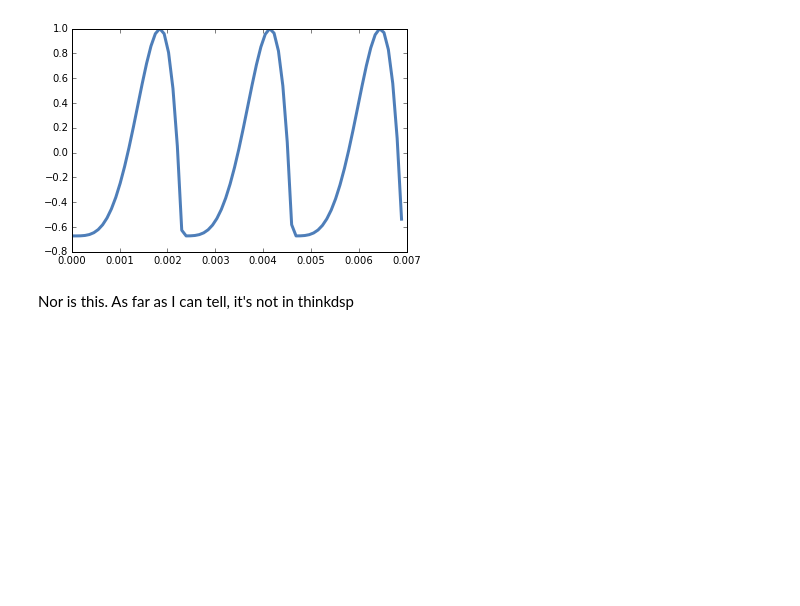
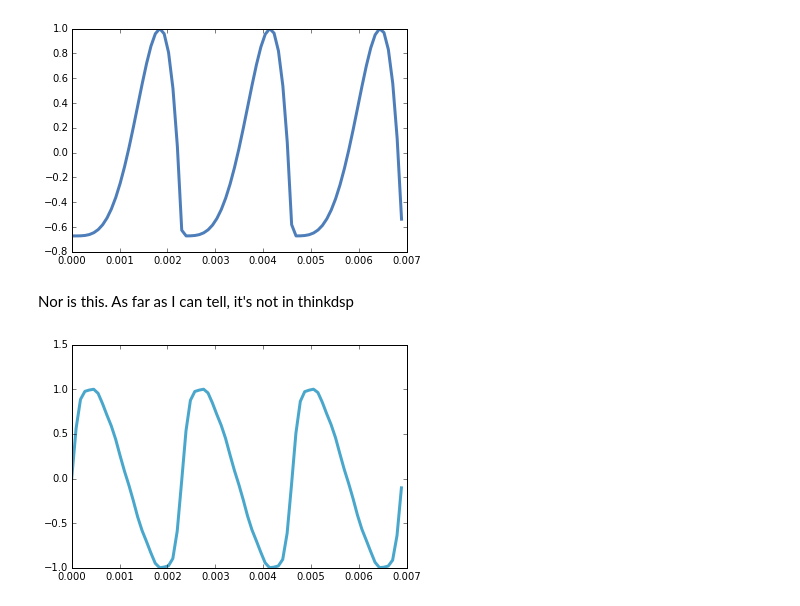
Before and after one commit to sabumjung/ThinkDSP, a Jupyter notebook: code/ps01.ipynb, the cells around one changed output. Saved outputs shown, nothing was run; the diff lists cells and outputs as text; code cells hidden in the pictures; blank space fills up the shorter version.

Commit message:
checked with sines rather than cosines

```diff
--- a/code/ps01.ipynb
+++ b/code/ps01.ipynb
@@ -303,3 +303,14 @@ gl_wave.plot()
 [figure]
 # %% [markdown]
 Nor is this.  As far as I can tell, it's not in thinkdsp
+# %%
+#What happens if composed of sines?
+sin_sig = thinkdsp.SinSignal(freq=440, amp = 440**2*1.0/440**2, offset = 0.0) #multiply by 440 to get initial amplitude of 1
+for i in range(2,7):
+    sin_sig = sin_sig+thinkdsp.SinSignal(freq=440*i, amp = 440**2*1/((440*i)**2), offset = 0.0)
+
+period = sin_sig.period
+segment = sin_sig.make_wave(duration = period*3, start = 0, framerate = 11025)
+segment.plot()
+# %% [output]
+[figure, added]
```
Also changed, not shown: parts of 1 cell of this notebook.
